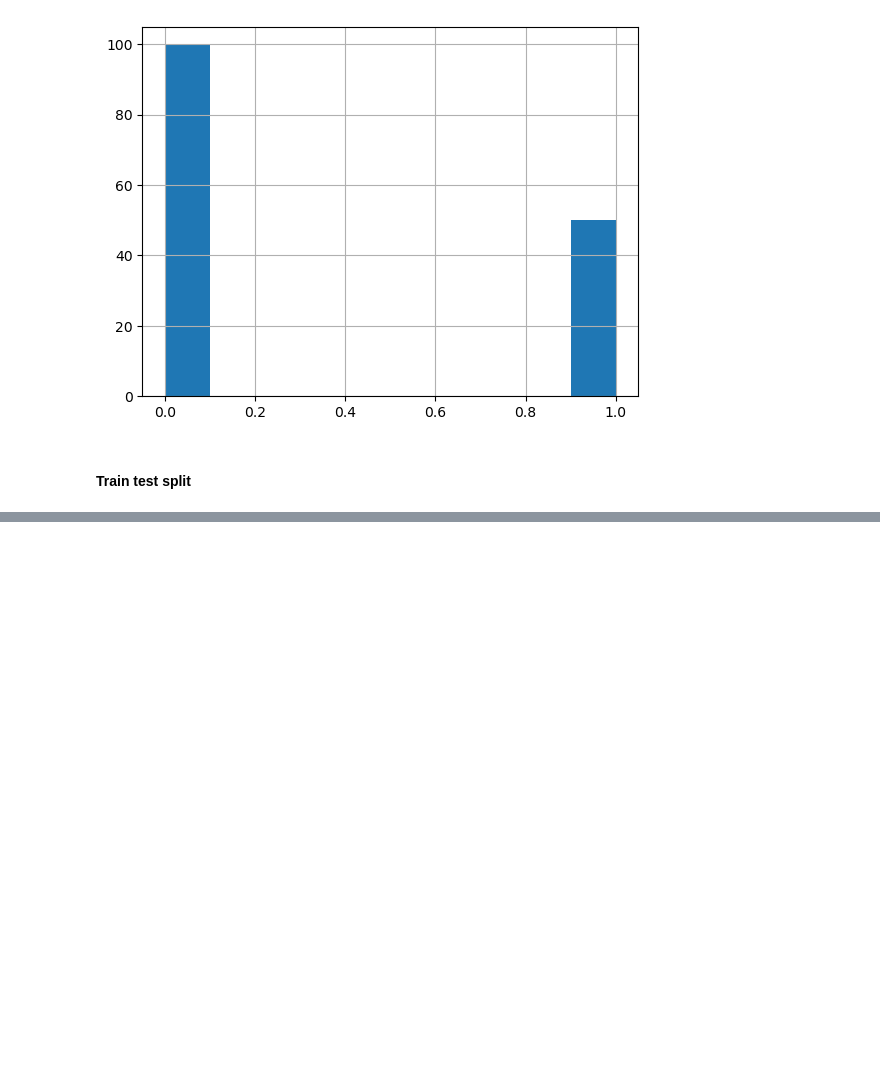
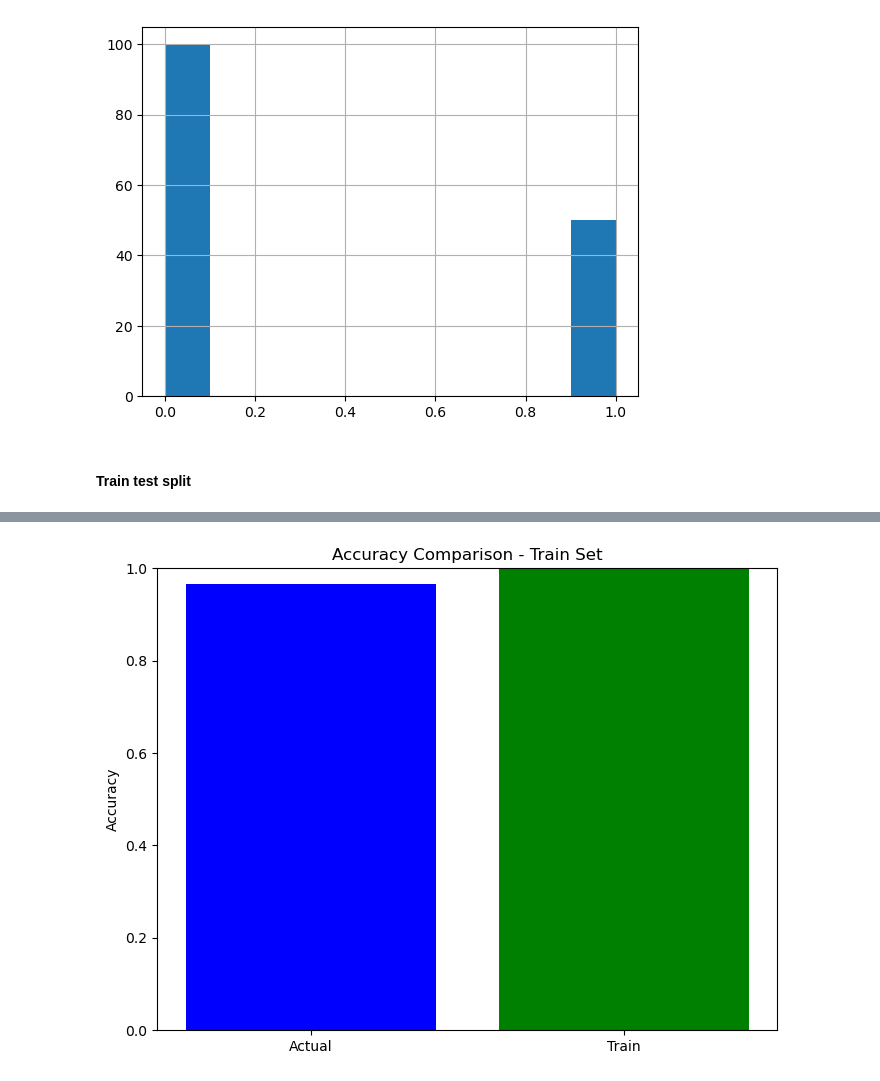
Before and after one commit to AhnMaph/Do-An-Cuoi-Ky, a Jupyter notebook: Random Forest/Random_Forest.ipynb, the cells around one changed output, grey strips where cells are left out. Cells and saved outputs as stored; diff of their text form; code cells hidden in the pictures; blank space fills up the shorter version.

```diff
--- a/Random Forest/Random_Forest.ipynb
+++ b/Random Forest/Random_Forest.ipynb
@@ -166,0 +188,15 @@ Confusion Matrix:
+# %%
+
+# Tính giá trị trung bình của các mảng
+mean_test_accuracy_actual = np.mean(dcScores['test_accuracy'])
+mean_test_accuracy_predicted = np.mean(dcScores_train['test_accuracy'])
+
+# Vẽ biểu đồ so sánh
+plt.figure(figsize=(8, 6))
+plt.bar(["Actual", "Train"], [mean_test_accuracy_actual, mean_test_accuracy_predicted], color=['blue', 'green'])
+plt.ylim(0, 1)  # Đặt giới hạn trục y từ 0 đến 1
+plt.ylabel("Accuracy")
+plt.title("Accuracy Comparison - Train Set")
+plt.show()
+# %% [output]
+[figure, added]
```
Also changed, not shown: parts of 4 cells of this notebook.
